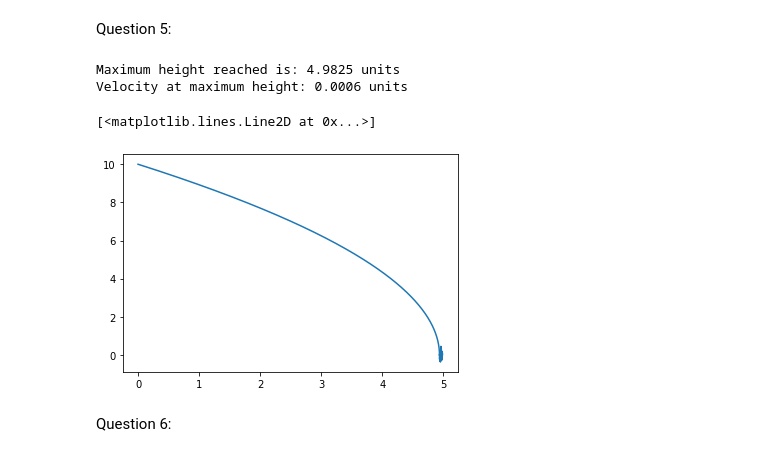
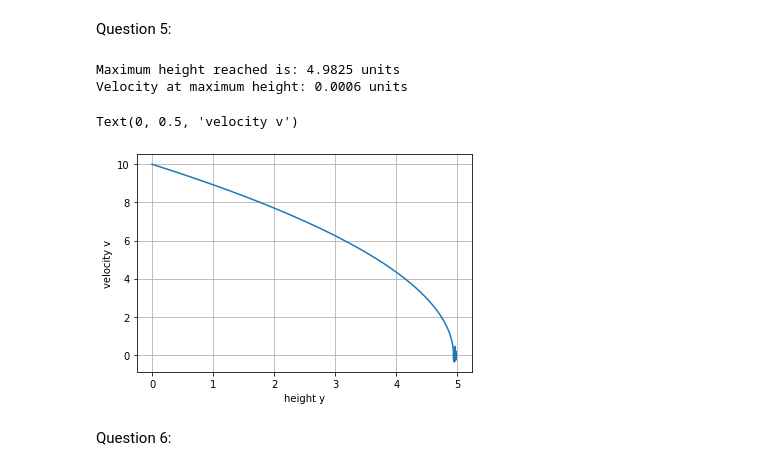
Before and after one commit to Dr-Noobilson/P346-CPL-Assignments, a Jupyter notebook: Endsem.ipynb, the cells around one changed output. Saved outputs shown, nothing was run; the diff lists cells and outputs as text; code cells hidden in the pictures.

```diff
--- a/Endsem.ipynb
+++ b/Endsem.ipynb
@@ -64,14 +63,17 @@ Question 5:
 # %%
 def f3(v,y):
     return -0.02-10/v
 
-C,D=t1.RK4(0,10,f3,0.0001,5,0.001) #0.001 is the tolerance level for maximum velocity
+C,D=t1.RK4(0,10,f3,0.0001,5,0.001) #0.001 is the tolerance level for minimum velocity
 plt.plot(C,D)
+plt.grid()
+plt.xlabel("height y")
+plt.ylabel("velocity v")
 # %% [output]
 Maximum height reached is: 4.9825 units
 Velocity at maximum height: 0.0006 units
-[<matplotlib.lines.Line2D at 0x...>]
+Text(0, 0.5, 'velocity v')
-[figure, old version]
+[figure, new version]
 # %% [markdown]
 Question 6:
 # %%
```
Also changed, not shown: parts of 4 cells of this notebook, 2 other files.
